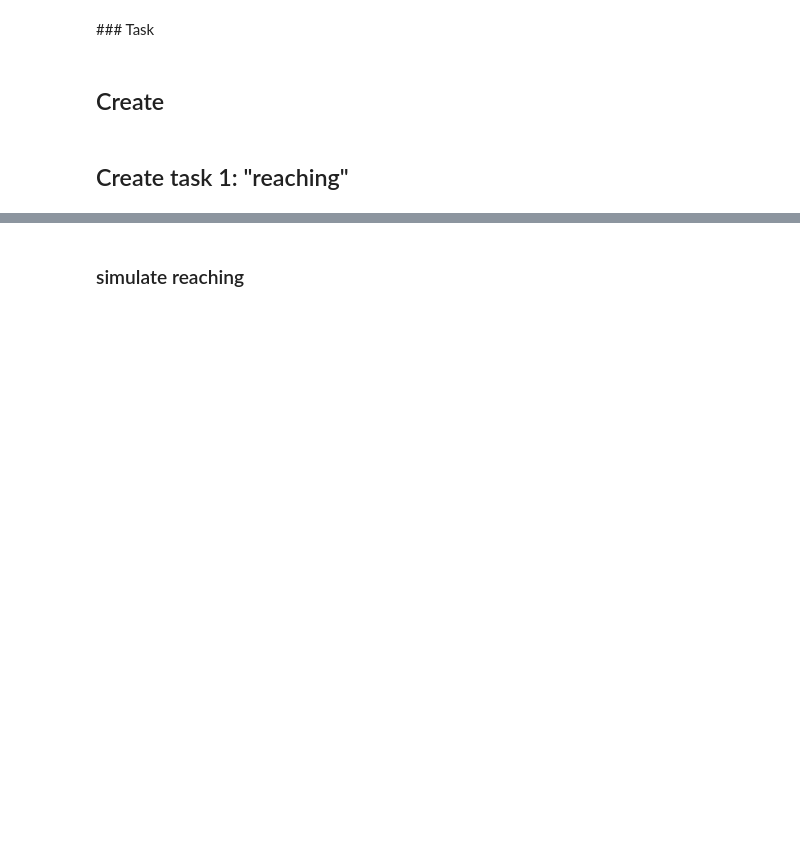
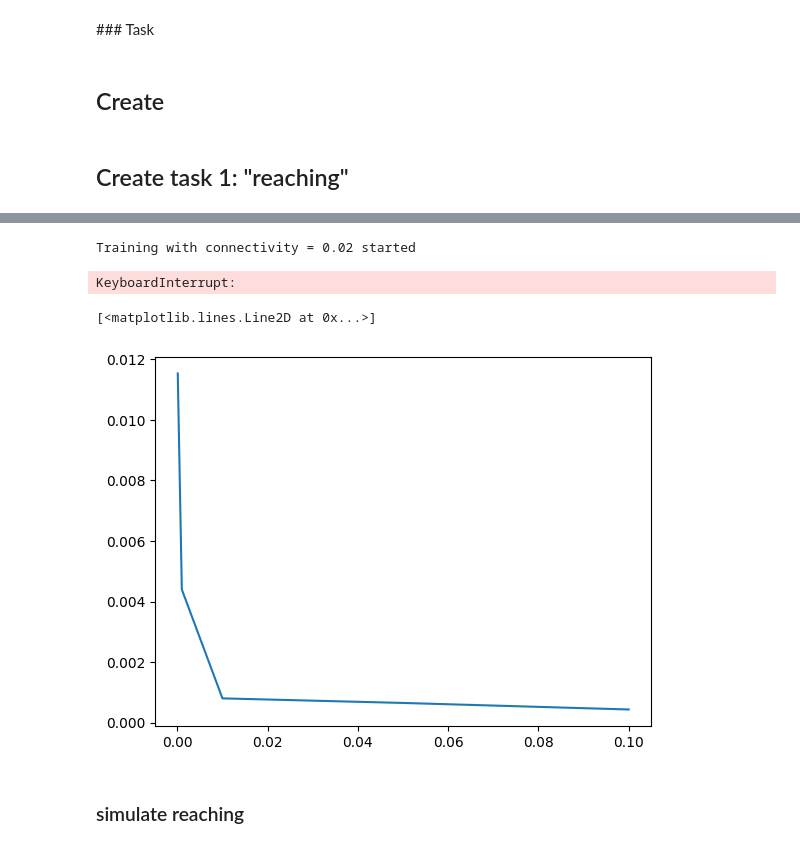
Before and after one commit to alxdofficial/out-of-manifold-learning, a Jupyter notebook: motor_RNN.ipynb, the cells around one changed output, grey strips where cells are left out. Cells and saved outputs as stored; diff of their text form; code cells hidden in the pictures; blank space fills up the shorter version.

Commit message:
added perf vs connectivity test

```diff
--- a/motor_RNN.ipynb
+++ b/motor_RNN.ipynb
@@ -690,3 +712,47 @@ Loss in Trial 5 is 0.33974
+# %%
+## Test performance of model with different levels of recurrent connectivity
+connectivities = np.array([0.02, 0.04, 0.06, 0.08])
+loss_tracker = []
+training_trends = []
+for p in connectivities:
+    print(f'Training with connectivity = {p} started')
+    reaching_network = RNN(N=N, g=g, p=p, tau=tau, dt=dt, N_in=targets)
+    # save_RNN(reaching_network, savedir)
+
+    # create feedforward decoder from RNN to (x,y) output units
+    reaching_decoder = create_reaching_task_decoder(reaching_network,
+                                                    n_output_units=N_OUTPUT_UNITS)
+
+    # create feedback weights from (x,y) output units back to RNN
+    reaching_feedback = get_feedback_weights(reaching_decoder)
+
+    # train and save the RNN encoder weights (learn the task)
+    reaching_loss, training_loss = reaching_network.relearn(n_learning1_trials, stimulus,
+                                            pulse_length, reaching_decoder,
+                                            reaching_feedback, target, delta=delta)
+    np.save(f'{savedir}W_stabilized_reaching', reaching_network.W)
+    w1_reaching = reaching_network.W.copy()
+
+    # get the RNN's manifold
+    manifold_out = get_manifold(reaching_network)
+
+    # train the decoder
+    W_bci4, l4 = train_reaching_decoder(manifold_out["xi2"][:, :, :reduced_dim],
+                                        target[:, pulse_length:, :],
+                                        manifold_out["order"],
+                                        n_output_units=N_OUTPUT_UNITS)
+
+    loss_tracker.append(l4)
+    training_trends.append(training_loss)
+    print(f'Training with connectivity = {p} completed. Loss = {l4}')
+# %% [output]
+Training with connectivity = 0.02 started
+KeyboardInterrupt:
+# %%
+plt.plot(connectivities, loss_tracker)
+# %% [output]
+[<matplotlib.lines.Line2D at 0x...>]
+[figure, added]
 # %%
 # @title Save run data
 # format and save data for this run
```
Also changed, not shown: parts of 8 cells of this notebook.
